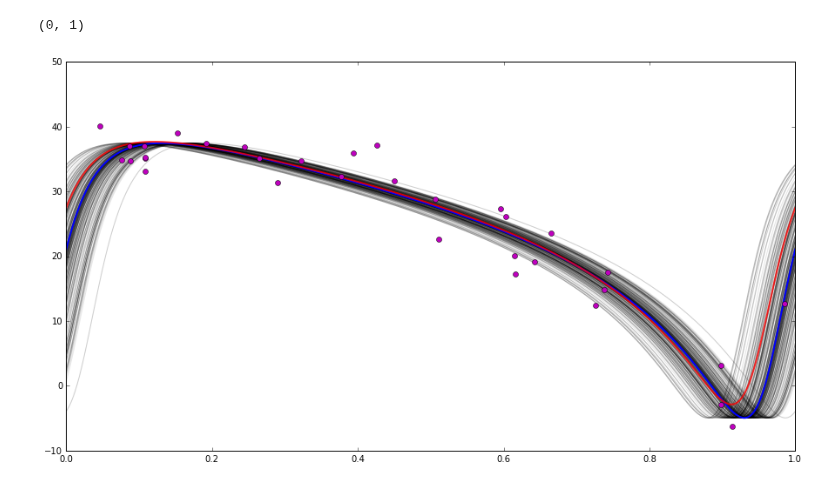
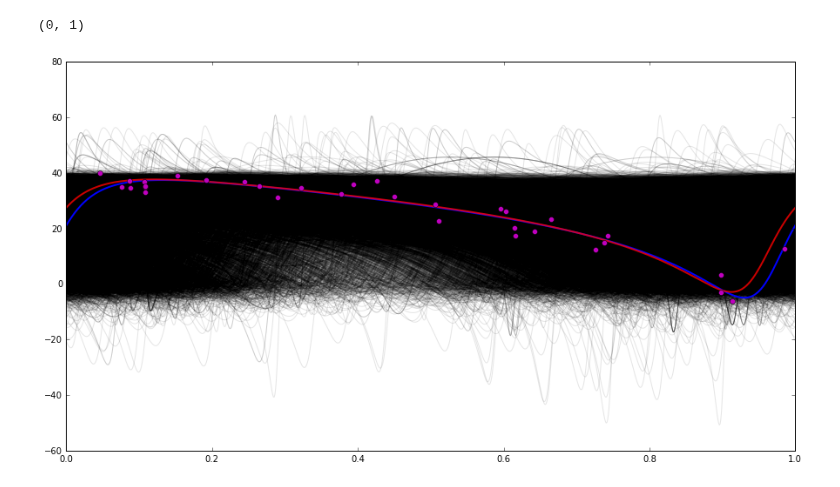
Before and after one commit to jacob-i-skinner/Orbit-Fitting, a Jupyter notebook: emcee stuff.ipynb, the cells around one changed output. Drawn from its saved outputs; the diff is of its cells as text; code cells hidden in the pictures.

Commit message:
Fixed walker initialization, charts

```diff
--- a/emcee stuff.ipynb
+++ b/emcee stuff.ipynb
@@ -7,6 +7,7 @@ import emcee
 from scipy.optimize import curve_fit
 from matplotlib import pyplot as plt
 import functions as f
+import corner
 %matplotlib inline
 filename     = 'DQ Tau.tbl'
 system       = np.genfromtxt(filename, skip_header=1, usecols=(0, 1, 2))
@@ -53,7 +54,7 @@ def alteredRV(x, K, e, w, T, P, y): #function generates RV values plot from give
 initial_guess, cov = curve_fit(alteredRV, JDp, np.asarray(RVp),
                             bounds=([0, 0, 0, JD[0], 15, 10], [200, 0.9, 2*np.pi, JD[-1], 16.6, 35]))
 
-def likelihood(mass_ratio, primary, secondary, parameters):
+def likelihood(parameters, mass_ratio, primary, secondary):
     r = np.sqrt(sum((np.asarray(primary)-RV(JDp, mass_ratio, parameters)[0])**2)
         +sum((np.asarray(secondary)-RV(JDs, mass_ratio, parameters)[1])**2))
     return -r
@@ -64,14 +65,42 @@ def constraints(parameters):
         return 0
     return -np.inf
 
-def probability(mass_ratio, RVp, RVs, initial_guess):
+def probability(initial_guess, mass_ratio, RVp, RVs):
     con = constraints(initial_guess)
     if not np.isfinite(con):
         return -np.inf
-    return con + likelihood(mass_ratio, RVp, RVs, initial_guess)
+    return con + likelihood(initial_guess, mass_ratio, RVp, RVs)
 
+#running the MCMC process
 ndim, nwalkers = 6, 200
-pos = [initial_guess + 1e-4*np.random.randn(ndim) for i in range(nwalkers)]
+pos = [initial_guess + 0.1*np.random.randn(ndim) for i in range(nwalkers)]
+#idea for improvement: initialize walkers with gaussian balls of varying sizes, depending on parameter
 sampler = emcee.EnsembleSampler(nwalkers, ndim, probability, args=(mass_ratio, RVp, RVs), threads = 4)
-sampler.run_mcmc(pos, 5000)
+sampler.run_mcmc(pos, 10000)
+
+
+#create the corner plot
+samples = sampler.chain[:, 500:, :].reshape((-1, ndim))
+fig = corner.corner(samples, labels=["$K$", "$e$", "$\omega$", "$T$", "$P$", "$\gamma$"],
+                    extents=[[15, 25], [0.2, 0.9], [3, 4.6], [50000, 53000], [15.775, 15.825], [21, 27]],
+                    truths = [20.28, 0.568, 4.047, 47433.507, 15.800905, 24.52],
+                    quantiles=[0.16, 0.5, 0.84], show_titles=True, title_kwargs={"fontsize": 12})
+#fig.savefig("triangle.png")
+
+x = np.linspace(0, 15.800905, num=1000)
+plt.figure(figsize=(15,8))
+for K, e, w, T, P, y in samples[np.random.randint(len(samples), size=300)]:
+    parameters = K, e, w, T, P, y
+    primary = RV(x, mass_ratio, parameters)[0]
+    plt.plot(x/parameters[4], RV(x, mass_ratio, parameters)[0], color="k", alpha=0.1)
+
+plt.plot(x/parameters[4], RV(x, mass_ratio, initial_guess)[0], color="b", lw=2) #initial guess curve
+
+primary = RV(x, mass_ratio, [20.28, 0.568, 4.047, 47433.507, 15.800905, 24.52])[0]
+plt.plot(x/15.800905, primary, color="r", lw=2, alpha=0.8) #Czekala et al. result
+
+plt.plot(phases(15.800905, 0, JDp), RVp, 'mo') #data phased to initial guess period
+plt.xlim(0,1)
+
+#I'm curious why the semiamplitude doesn't seem to be changing much during the MCMC process
 # %% [output]
@@ -103,20 +110,20 @@ fig = corner.corner(samples, labels=["$K$", "$e$", "$\omega$", "$T$", "$P$", "$\
 # %%
 x = np.linspace(0, 15.800905, num=1000)
 plt.figure(figsize=(15,8))
-for K, e, w, T, P, y in samples[np.random.randint(len(samples), size=300)]:
+for K, e, w, T, P, y in samples[np.random.randint(len(samples), size=10000)]:
     parameters = K, e, w, T, P, y
     primary = RV(x, mass_ratio, parameters)[0]
     plt.plot(x/parameters[4], RV(x, mass_ratio, parameters)[0], color="k", alpha=0.1)
 
 plt.plot(x/parameters[4], RV(x, mass_ratio, initial_guess)[0], color="b", lw=2) #initial guess curve
 
 primary = RV(x, mass_ratio, [20.28, 0.568, 4.047, 47433.507, 15.800905, 24.52])[0]
 plt.plot(x/15.800905, primary, color="r", lw=2, alpha=0.8) #Czekala et al. result
 
 plt.plot(phases(15.800905, 0, JDp), RVp, 'mo') #data phased to initial guess period
 plt.xlim(0,1)
 
 #I'm curious why the semiamplitude doesn't seem to be changing much during the MCMC process
 # %% [output]
 (0, 1)
-[figure, old version]
+[figure, new version]
```
Also changed, not shown: parts of 2 cells of this notebook.
